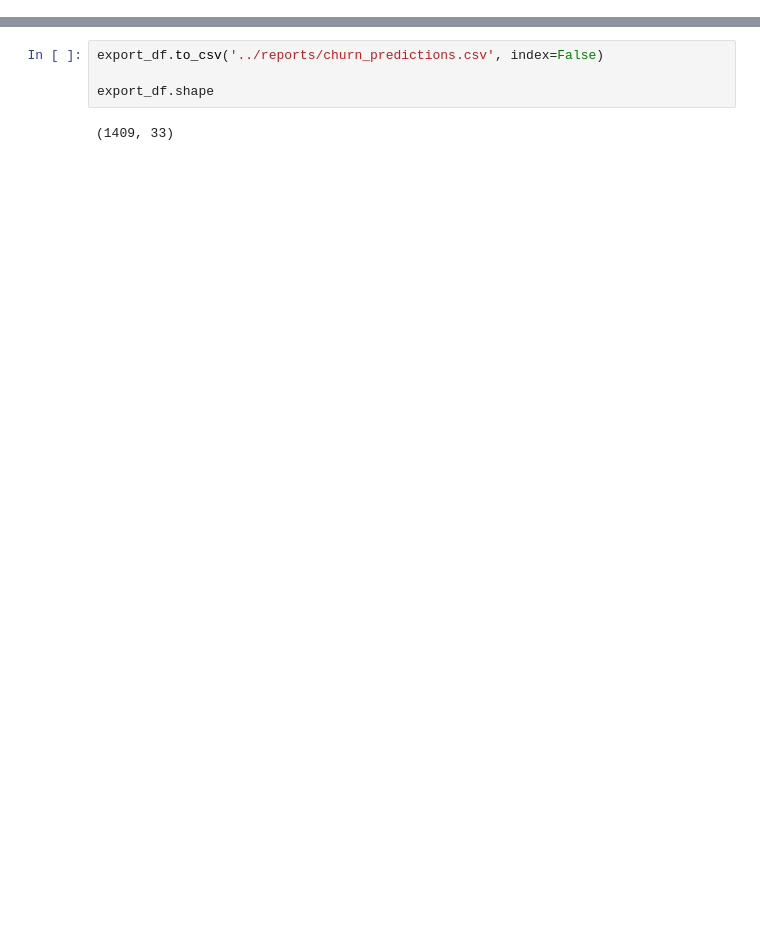
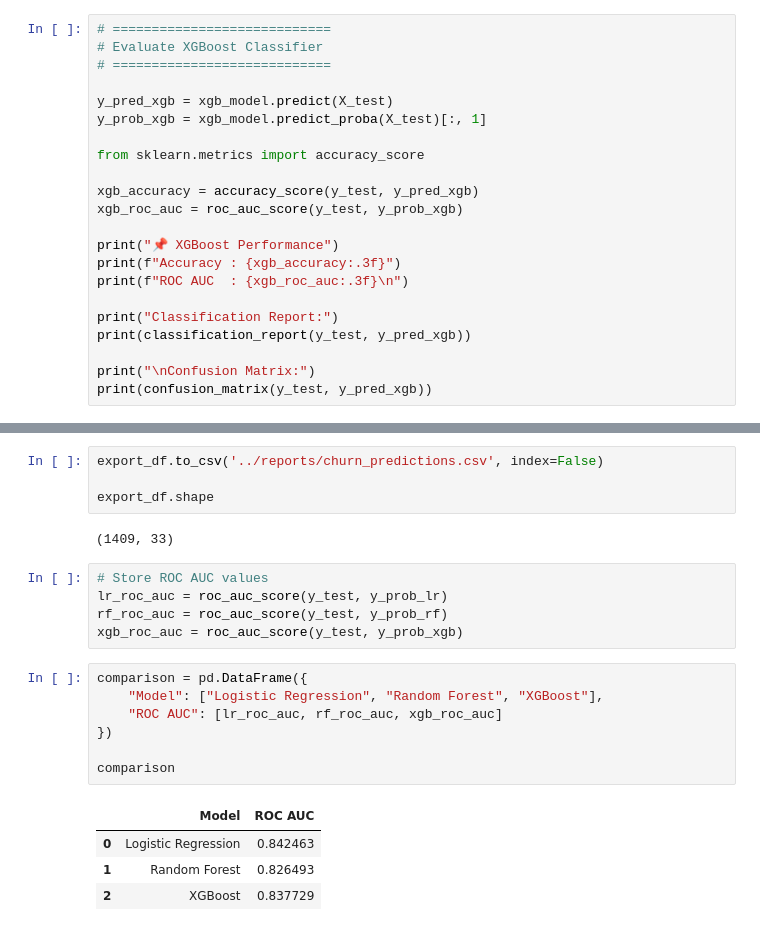
Before and after one commit to Vidit3859/FUTURE_ML_02, a Jupyter notebook: notebooks/01_churn_modeling.ipynb, the cells around one changed output, grey strips where cells are left out. Drawn from its saved outputs; the diff is of its cells as text; blank space fills up the shorter version.

Commit message:
Added XGBoost model + updated README + Power BI dashboard final version

```diff
--- a/notebooks/01_churn_modeling.ipynb
+++ b/notebooks/01_churn_modeling.ipynb
@@ -289,0 +331,22 @@ ROC AUC Score:
+# %%
+# ============================
+# Evaluate XGBoost Classifier
+# ============================
+
+y_pred_xgb = xgb_model.predict(X_test)
+y_prob_xgb = xgb_model.predict_proba(X_test)[:, 1]
+
+from sklearn.metrics import accuracy_score
+
+xgb_accuracy = accuracy_score(y_test, y_pred_xgb)
+xgb_roc_auc = roc_auc_score(y_test, y_prob_xgb)
+
+print("📌 XGBoost Performance")
+print(f"Accuracy : {xgb_accuracy:.3f}")
+print(f"ROC AUC  : {xgb_roc_auc:.3f}\n")
+
+print("Classification Report:")
+print(classification_report(y_test, y_pred_xgb))
+
+print("\nConfusion Matrix:")
+print(confusion_matrix(y_test, y_pred_xgb))
@@ -337,3 +419,20 @@ export_df.to_csv('../reports/churn_predictions.csv', index=False)
 export_df.shape
 # %% [output]
 (1409, 33)
+# %%
+# Store ROC AUC values
+lr_roc_auc = roc_auc_score(y_test, y_prob_lr)
+rf_roc_auc = roc_auc_score(y_test, y_prob_rf)
+xgb_roc_auc = roc_auc_score(y_test, y_prob_xgb)
+# %%
+comparison = pd.DataFrame({
+    "Model": ["Logistic Regression", "Random Forest", "XGBoost"],
+    "ROC AUC": [lr_roc_auc, rf_roc_auc, xgb_roc_auc]
+})
+
+comparison
+# %% [output]
+|  | Model | ROC AUC |
+| 0 | Logistic Regression | 0.842463 |
+| 1 | Random Forest | 0.826493 |
+| 2 | XGBoost | 0.837729 |
```
Also changed, not shown: parts of 4 cells of this notebook, 2 other files.
